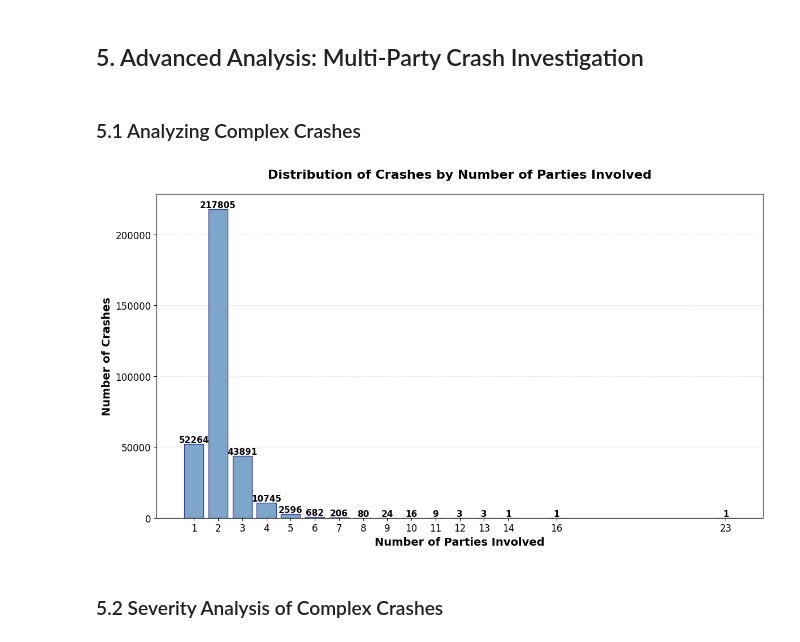
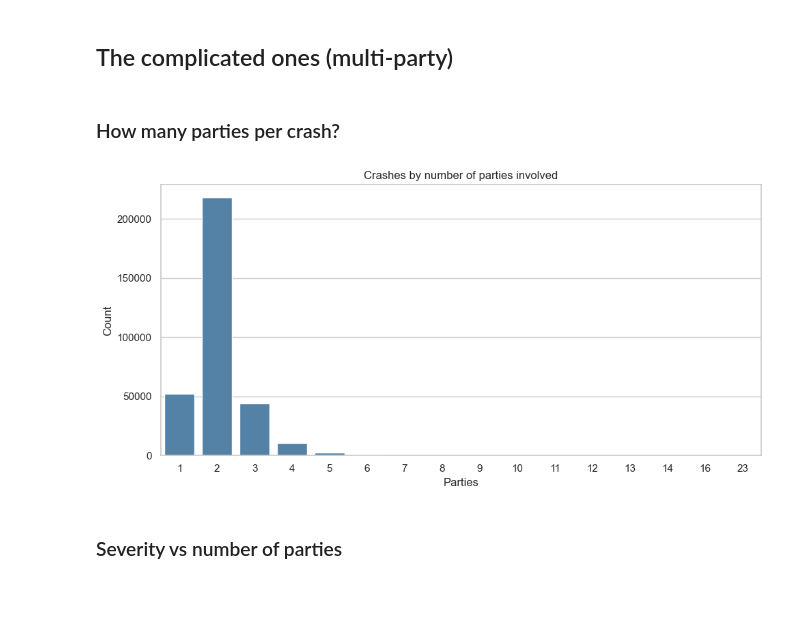
Before and after one commit to ecostache/vision-zero, a Jupyter notebook: vision-zero.ipynb, the cells around one changed output. Drawn from its saved outputs; the diff is of its cells as text; code cells hidden in the pictures; blank space fills up the shorter version.

```diff
--- a/vision-zero.ipynb
+++ b/vision-zero.ipynb
@@ -12,12 +9,11 @@ This analysis examines traffic crash data to understand patterns in bicycle and
 # %%
 import pandas as pd
+import numpy as np
 import matplotlib.pyplot as plt
-import numpy as np
+import seaborn as sns
 
-# Configure plotting style for better visualization
-plt.style.use('default')
-plt.rcParams['figure.facecolor'] = 'white'
-plt.rcParams['axes.facecolor'] = 'white'
+sns.set_theme(style="whitegrid", context="notebook")
+pd.options.display.float_format = lambda x: f"{x:,.1f}"
 # %%
 # Load the datasets
 crash_incident = pd.read_csv('testdb_dbo_crash_incident.csv', low_memory=False)
@@ -215,43 +185,26 @@ plt.show()
 # %% [markdown]
-## 5. Advanced Analysis: Multi-Party Crash Investigation
+## The complicated ones (multi‑party)
 # %% [markdown]
-### 5.1 Analyzing Complex Crashes
+### How many parties per crash?
 # %%
-# Analyze the distribution of party numbers across all crashes
-party_distribution = party.groupby('crash_incident_id')['party_number'].max().value_counts().sort_index()
+# Distribution of parties per crash
+party_counts = (
+    party.groupby('crash_incident_id')['party_number']
+    .max()
+    .value_counts()
+    .sort_index()
+)
 
-# Visualize the distribution
-plt.figure(figsize=(12, 7))
-bars = plt.bar(party_distribution.index, party_distribution.values,
-               color='steelblue', alpha=0.7, edgecolor='navy', linewidth=1)
-
-# Add value labels on bars
-for bar in bars:
-    height = bar.get_height()
-    plt.text(bar.get_x() + bar.get_width()/2., height,
-             f'{int(height)}',
-             ha='center', va='bottom', fontsize=11, fontweight='bold')
-
-plt.xlabel('Number of Parties Involved', fontsize=14, fontweight='bold')
-plt.ylabel('Number of Crashes', fontsize=14, fontweight='bold')
-plt.title('Distribution of Crashes by Number of Parties Involved', fontsize=16, fontweight='bold', pad=20)
-plt.xticks(party_distribution.index, fontsize=12)
-plt.yticks(fontsize=12)
-plt.grid(axis='y', alpha=0.3, linestyle='--')
-
-# Add statistics text
-total_crashes = party_distribution.sum()
-two_party_pct = (party_distribution.get(2, 0) / total_crashes) * 100
-multi_party_pct = (party_distribution[party_distribution.index > 2].sum() / total_crashes) * 100
-
-# plt.figtext(0.02, 0.02,
-#             f'Key Insight: {two_party_pct:.1f}% are 2-party crashes, {multi_party_pct:.1f}% involve 3+ parties',
-#             fontsize=10, style='italic', wrap=True)
-
+party_counts.rename('count').to_frame()
+plt.figure(figsize=(10, 5))
+sns.barplot(x=party_counts.index, y=party_counts.values, color='steelblue')
+plt.title('Crashes by number of parties involved')
+plt.xlabel('Parties')
+plt.ylabel('Count')
 plt.tight_layout()
 plt.show()
 # %% [output]
-[figure, old version]
+[figure, new version]
 # %% [markdown]
-### 5.2 Severity Analysis of Complex Crashes
+### Severity vs number of parties
 # %%
```
Also changed, not shown: parts of 26 cells of this notebook, 1 other file.
